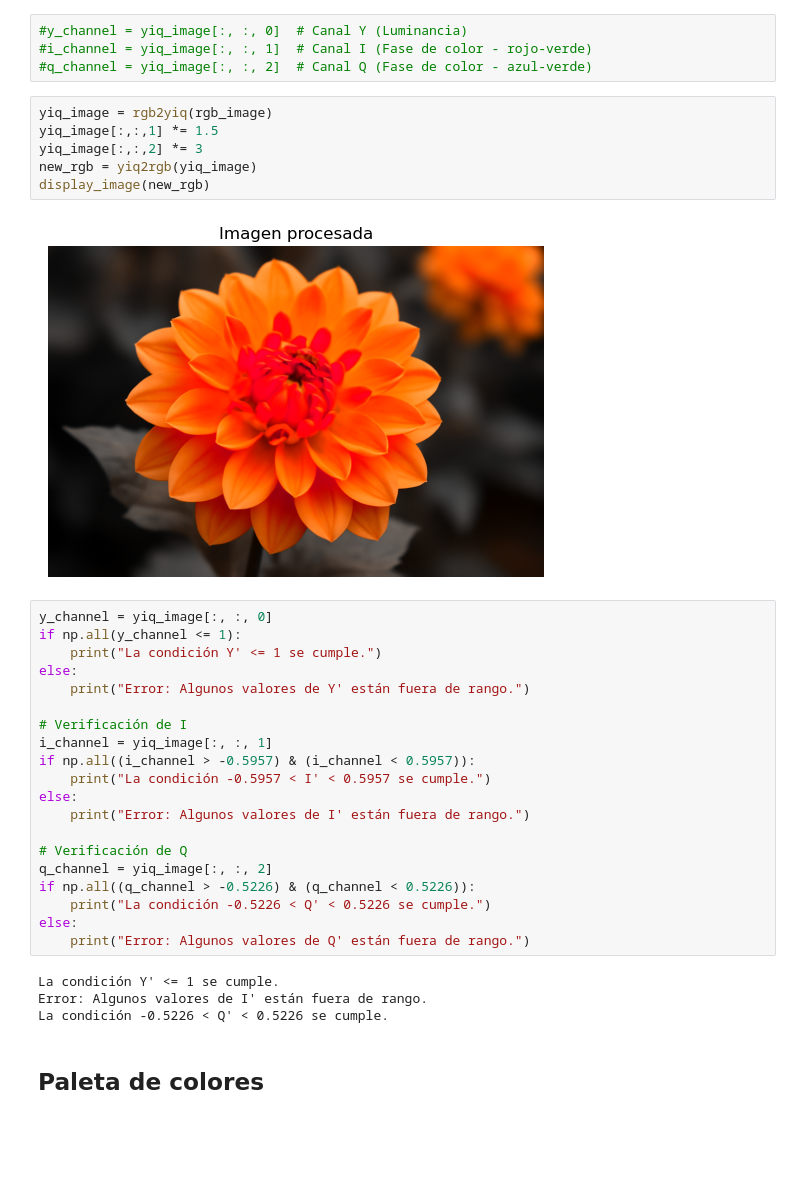
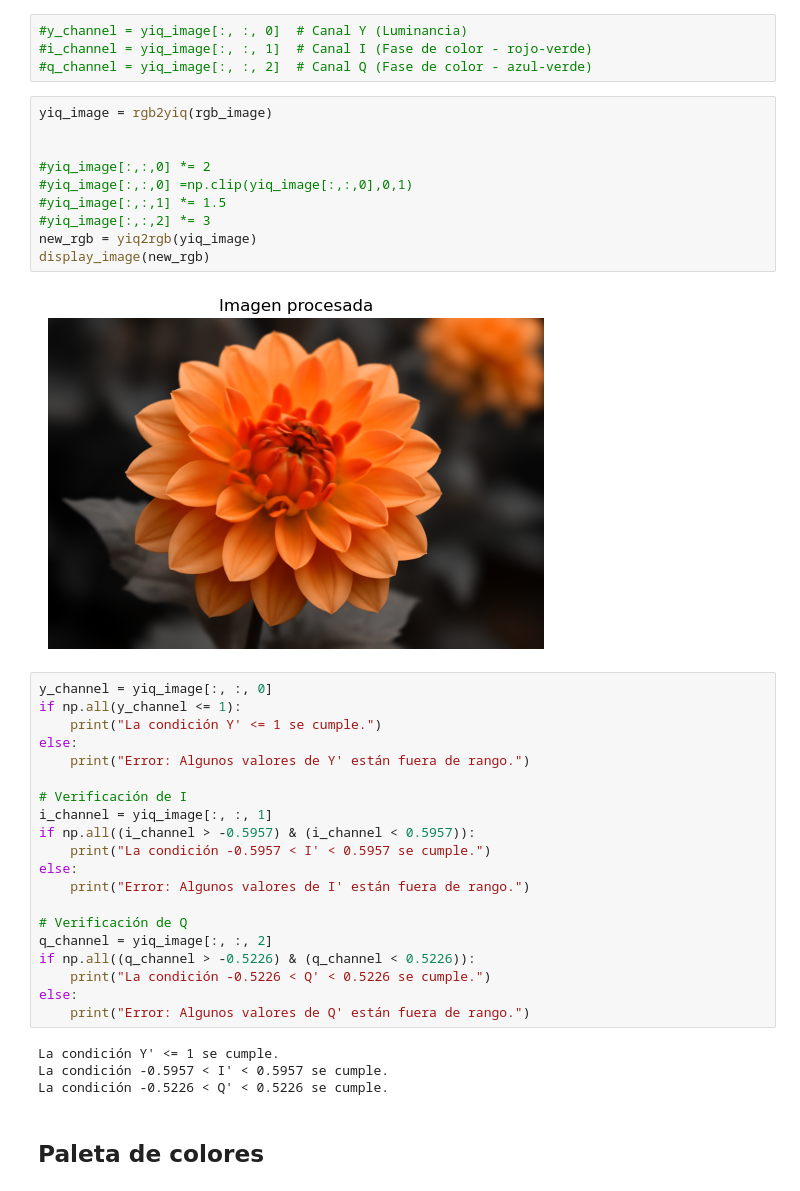
Before and after one commit to paezagustin/Proc_Imagenes, a Jupyter notebook: Ejercicios.ipynb, the cells around one changed output. Saved outputs shown, nothing was run; the diff lists cells and outputs as text; blank space fills up the shorter version.

```diff
--- a/Ejercicios.ipynb
+++ b/Ejercicios.ipynb
@@ -85,12 +86,16 @@ display_image(rgb_image,'Imagen RGB')
 #q_channel = yiq_image[:, :, 2]  # Canal Q (Fase de color - azul-verde)
 # %%
 yiq_image = rgb2yiq(rgb_image)
-yiq_image[:,:,1] *= 1.5
-yiq_image[:,:,2] *= 3
+
+
+#yiq_image[:,:,0] *= 2
+#yiq_image[:,:,0] =np.clip(yiq_image[:,:,0],0,1)
+#yiq_image[:,:,1] *= 1.5
+#yiq_image[:,:,2] *= 3
 new_rgb = yiq2rgb(yiq_image)
 display_image(new_rgb)
 # %% [output]
-[figure, old version]
+[figure, new version]
 # %%
 y_channel = yiq_image[:, :, 0]
 if np.all(y_channel <= 1):
@@ -113,7 +118,7 @@ else:
     print("Error: Algunos valores de Q' están fuera de rango.")
 # %% [output]
 La condición Y' <= 1 se cumple.
-Error: Algunos valores de I' están fuera de rango.
+La condición -0.5957 < I' < 0.5957 se cumple.
 La condición -0.5226 < Q' < 0.5226 se cumple.
 # %% [markdown]
 ## Paleta de colores
```
Also changed, not shown: parts of 19 cells of this notebook, 1 other file.
